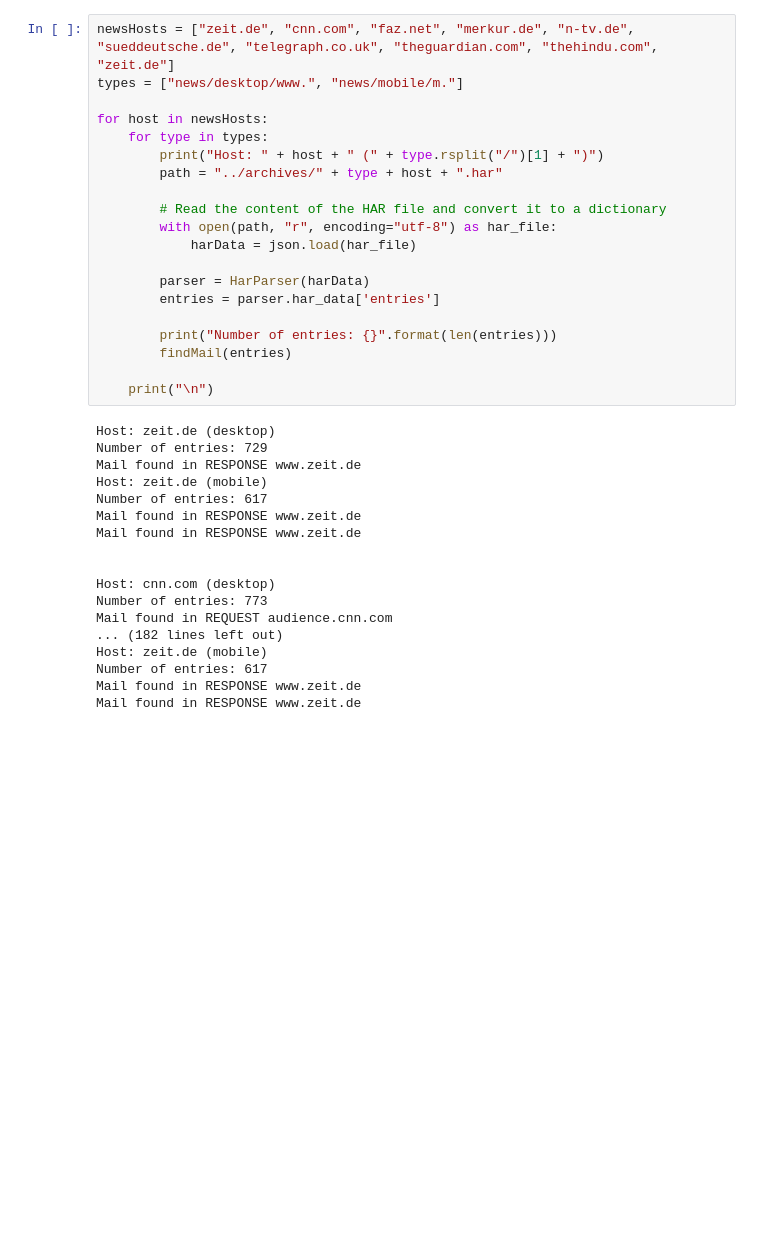
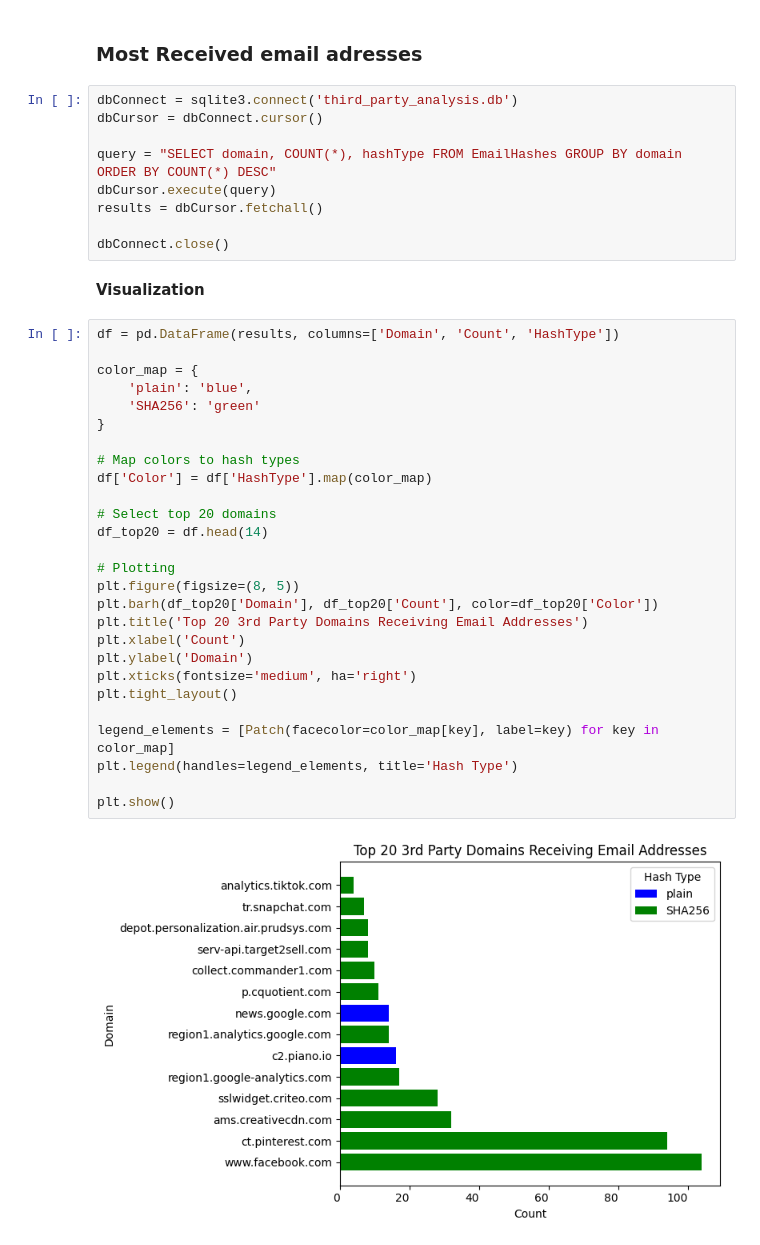
Before and after one commit to ynnickw/seminar-ws23, a Jupyter notebook: data-analysis/scripts/contains-mail.ipynb, the cells around one changed output. Drawn from its saved outputs; the diff is of its cells as text; blank space fills up the shorter version.

Commit message:
visualization

```diff
--- a/data-analysis/scripts/contains-mail.ipynb
+++ b/data-analysis/scripts/contains-mail.ipynb
@@ -83,38 +135,42 @@ def findMail(entries):
-# %%
-newsHosts = ["zeit.de", "cnn.com", "faz.net", "merkur.de", "n-tv.de", "sueddeutsche.de", "telegraph.co.uk", "theguardian.com", "thehindu.com", "zeit.de"]
-types = ["news/desktop/www.", "news/mobile/m."]
-
-for host in newsHosts:
-    for type in types:
-        print("Host: " + host + " (" + type.rsplit("/")[1] + ")")
-        path = "../archives/" + type + host + ".har"
-
-        # Read the content of the HAR file and convert it to a dictionary
-        with open(path, "r", encoding="utf-8") as har_file:
-            harData = json.load(har_file)
-
-        parser = HarParser(harData)
-        entries = parser.har_data['entries']
-
-        print("Number of entries: {}".format(len(entries)))
-        findMail(entries)
-
-    print("\n")
-# %% [output]
-Host: zeit.de (desktop)
-Number of entries: 729
-Mail found in RESPONSE www.zeit.de
-Host: zeit.de (mobile)
-Number of entries: 617
-Mail found in RESPONSE www.zeit.de
-Mail found in RESPONSE www.zeit.de
-
-
-Host: cnn.com (desktop)
-Number of entries: 773
-Mail found in REQUEST audience.cnn.com
-... (182 lines left out)
-Host: zeit.de (mobile)
-Number of entries: 617
-Mail found in RESPONSE www.zeit.de
-Mail found in RESPONSE www.zeit.de
+# %% [markdown]
+### Most Received email adresses
+# %%
+dbConnect = sqlite3.connect('third_party_analysis.db')
+dbCursor = dbConnect.cursor()
+
+query = "SELECT domain, COUNT(*), hashType FROM EmailHashes GROUP BY domain ORDER BY COUNT(*) DESC"
+dbCursor.execute(query)
+results = dbCursor.fetchall()
+
+dbConnect.close()
+# %% [markdown]
+**Visualization**
+# %%
+df = pd.DataFrame(results, columns=['Domain', 'Count', 'HashType'])
+
+color_map = {
+    'plain': 'blue',
+    'SHA256': 'green'
+}
+
+# Map colors to hash types
+df['Color'] = df['HashType'].map(color_map)
+
+# Select top 20 domains
+df_top20 = df.head(14)
+
+# Plotting
+plt.figure(figsize=(8, 5))
+plt.barh(df_top20['Domain'], df_top20['Count'], color=df_top20['Color'])
+plt.title('Top 20 3rd Party Domains Receiving Email Addresses')
+plt.xlabel('Count')
+plt.ylabel('Domain')
+plt.xticks(fontsize='medium', ha='right')
+plt.tight_layout()
+
+legend_elements = [Patch(facecolor=color_map[key], label=key) for key in color_map]
+plt.legend(handles=legend_elements, title='Hash Type')
+
+plt.show()
+# %% [output]
+[figure, added]
```
Also changed, not shown: parts of 11 cells of this notebook, 3 other files.
